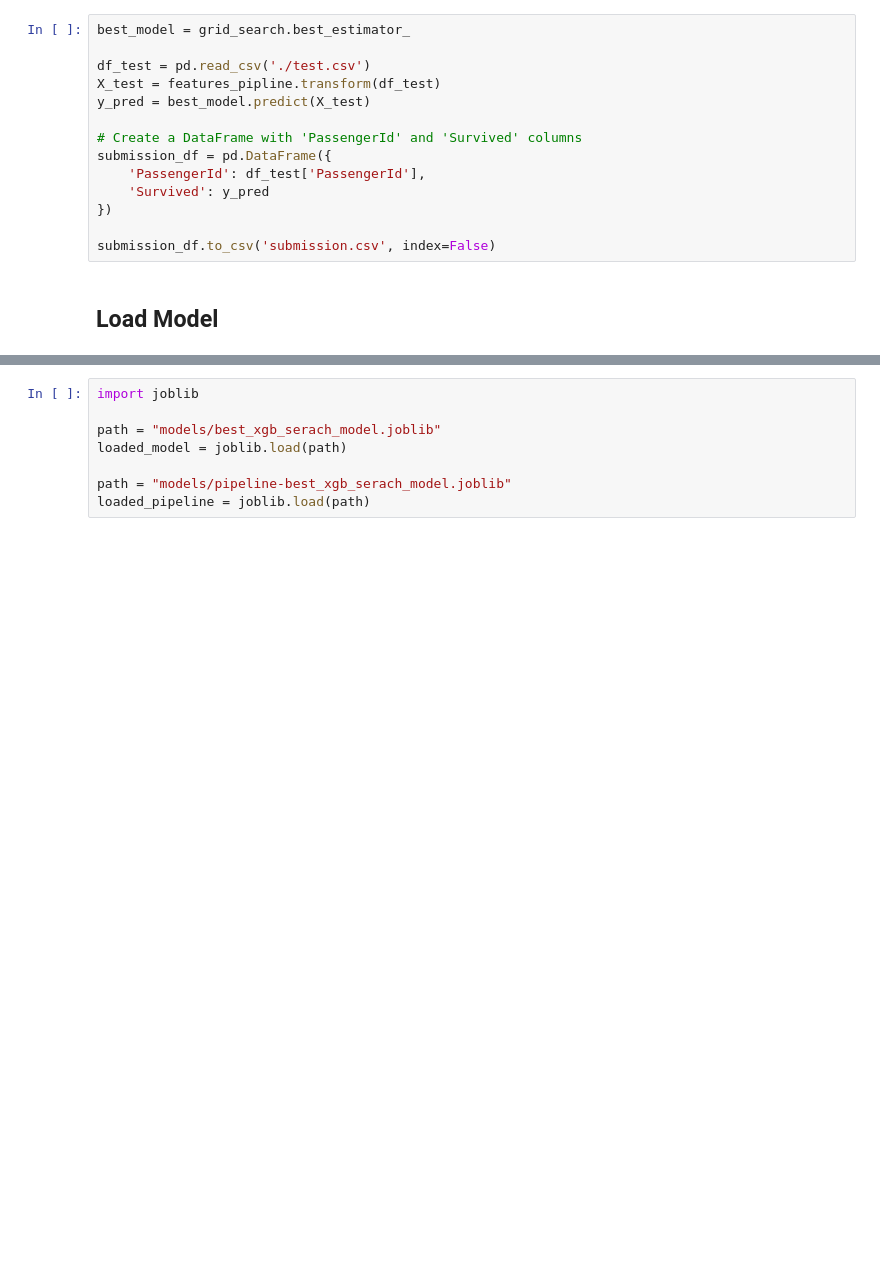
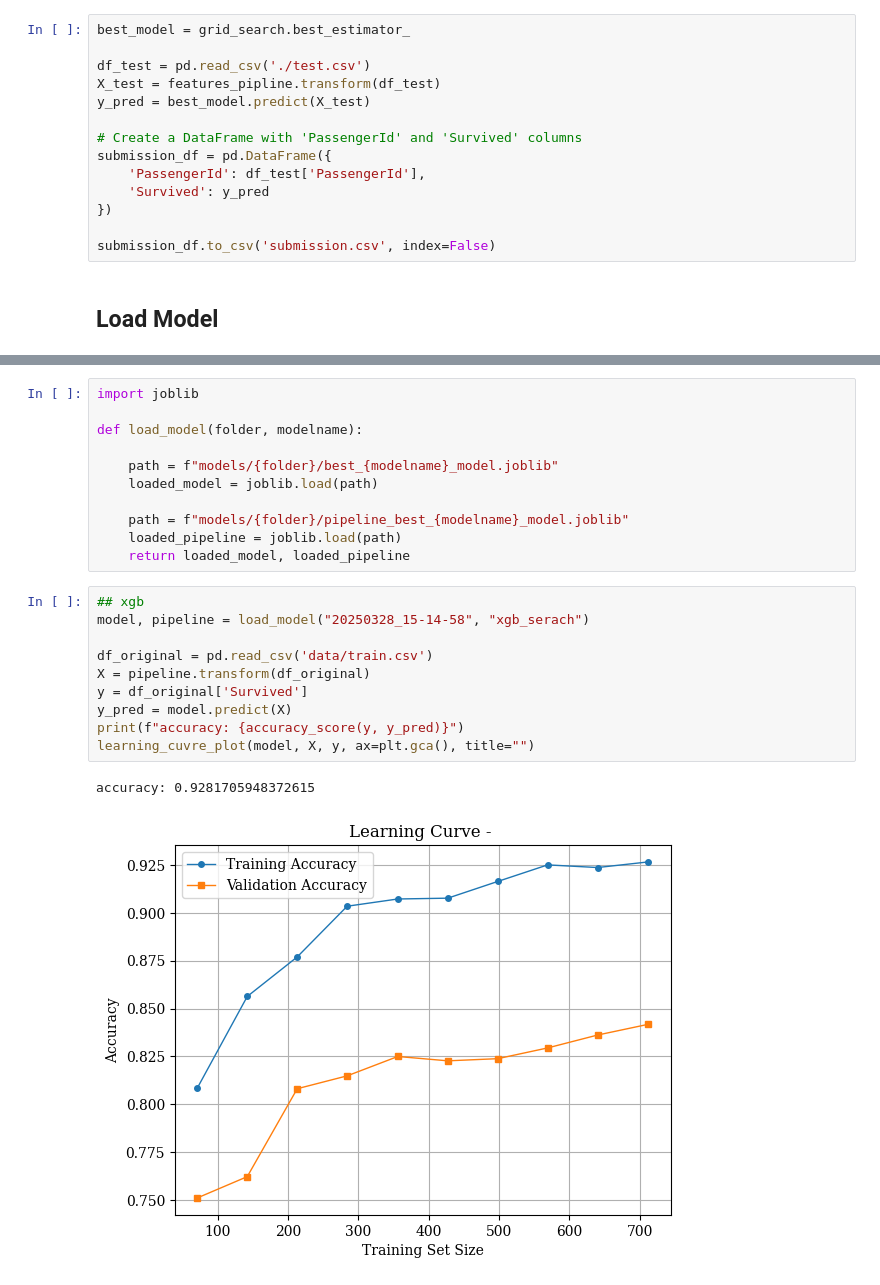
Before and after one commit to h-dashti/end-to-end-ml-projects, a Jupyter notebook: titanic-survival-prediction/ab-initio.ipynb, the cells around one changed output, grey strips where cells are left out. Cells and saved outputs as stored; diff of their text form; blank space fills up the shorter version.

```diff
--- a/titanic-survival-prediction/ab-initio.ipynb
+++ b/titanic-survival-prediction/ab-initio.ipynb
@@ -644,8 +660,24 @@ submission_df.to_csv('submission.csv', index=False)
 # %%
 import joblib
 
-path = "models/best_xgb_serach_model.joblib"
-loaded_model = joblib.load(path)
+def load_model(folder, modelname):
 
-path = "models/pipeline-best_xgb_serach_model.joblib"
-loaded_pipeline = joblib.load(path)
+    path = f"models/{folder}/best_{modelname}_model.joblib"
+    loaded_model = joblib.load(path)
+
+    path = f"models/{folder}/pipeline_best_{modelname}_model.joblib"
+    loaded_pipeline = joblib.load(path)
+    return loaded_model, loaded_pipeline
+# %%
+## xgb
+model, pipeline = load_model("20250328_15-14-58", "xgb_serach")
+
+df_original = pd.read_csv('data/train.csv')
+X = pipeline.transform(df_original)
+y = df_original['Survived']
+y_pred = model.predict(X)
+print(f"accuracy: {accuracy_score(y, y_pred)}")
+learning_cuvre_plot(model, X, y, ax=plt.gca(), title="")
+# %% [output]
+accuracy: 0.9281705948372615
+[figure, added]
```
Also changed, not shown: parts of 2 cells of this notebook, 1 other file.
